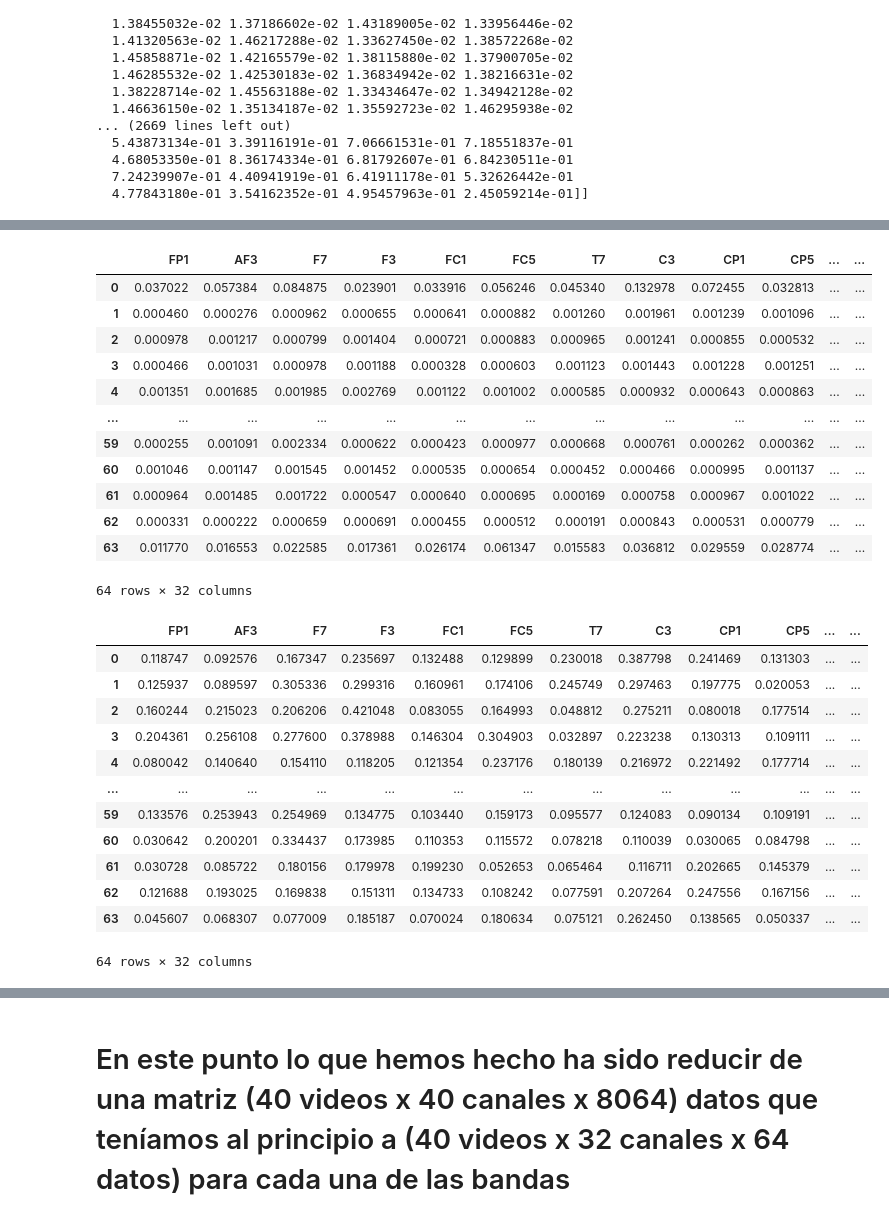
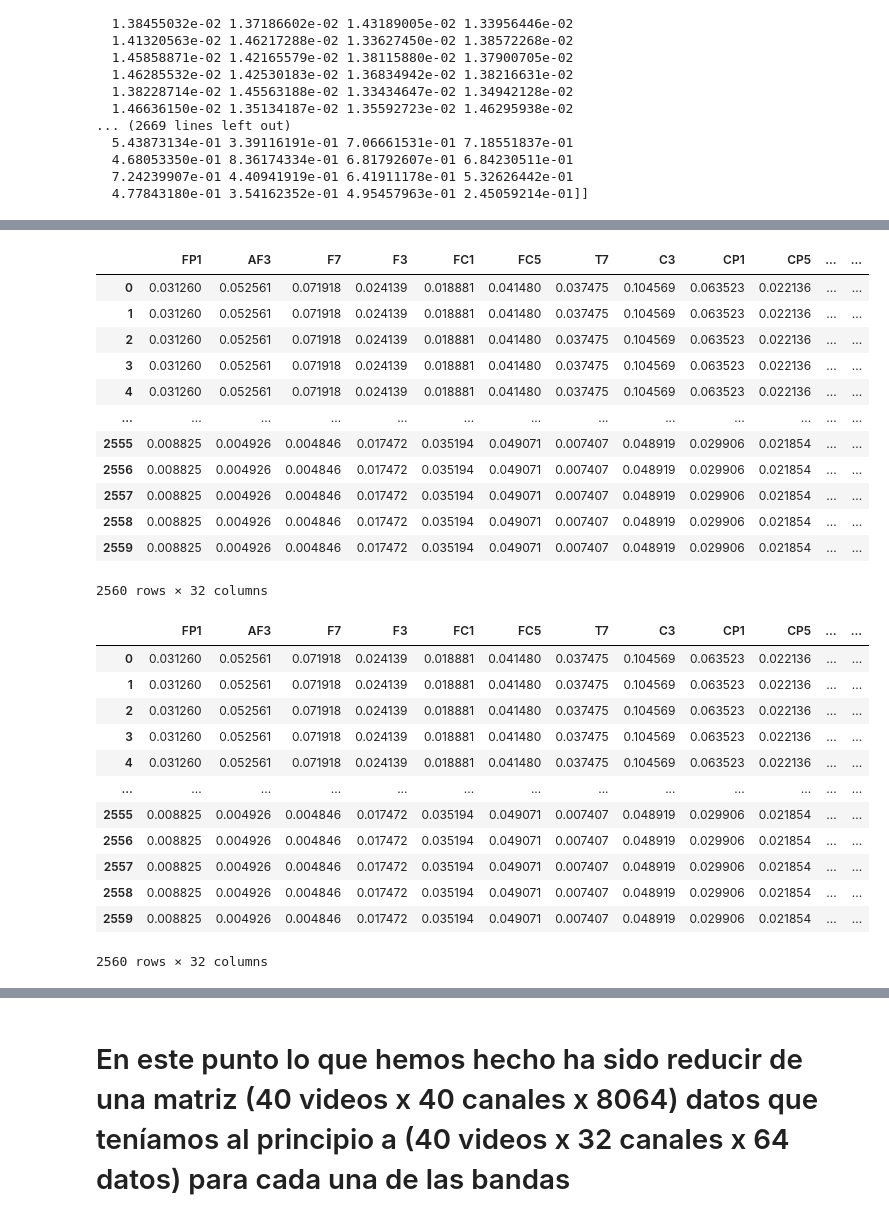
Before and after one commit to imjaimeortiz/TFG_BCI_Emotions_tests, a Jupyter notebook: tests.ipynb, the cells around one changed output, grey strips where cells are left out. Saved outputs shown, nothing was run; the diff lists cells and outputs as text; code cells hidden in the pictures.

```diff
--- a/tests.ipynb
+++ b/tests.ipynb
@@ -265,6 +265,13 @@ df = pd.DataFrame(delta_bands)
 delta_df = df.transpose()
 delta_df.columns = ['FP1','AF3','F7','F3','FC1','FC5','T7','C3','CP1','CP5','P7','P3','Pz','PO3','O1','Oz','O2','PO4','P4','P8','CP6','CP2','C4','T8','FC6','FC2','F4','F8','AF4','Fp2','Fz','Cz']
 delta_df
+
+rows = list()
+for _,row in delta_df.iterrows():
+    rows += [row]*40
+aux_delta = pd.DataFrame(rows).reset_index(drop=True)
+
+aux_delta
 # %% [output]
 |  | FP1 | AF3 | F7 | F3 | FC1 | FC5 | T7 | C3 | CP1 | CP5 | ... | ... |
 | 0 | 0.031260 | 0.052561 | 0.071918 | 0.024139 | 0.018881 | 0.041480 | 0.037475 | 0.104569 | 0.063523 | 0.022136 | ... | ... |
@@ -285,5 +292,12 @@ df = pd.DataFrame(theta_bands)
 theta_df = df.transpose()
 theta_df.columns = ['FP1','AF3','F7','F3','FC1','FC5','T7','C3','CP1','CP5','P7','P3','Pz','PO3','O1','Oz','O2','PO4','P4','P8','CP6','CP2','C4','T8','FC6','FC2','F4','F8','AF4','Fp2','Fz','Cz']
 theta_df
+
+rows = list()
+for _,row in delta_df.iterrows():
+    rows += [row]*40
+aux_theta = pd.DataFrame(rows).reset_index(drop=True)
+
+aux_theta
 # %% [output]
 |  | FP1 | AF3 | F7 | F3 | FC1 | FC5 | T7 | C3 | CP1 | CP5 | ... | ... |
@@ -302,43 +316,57 @@ theta_df
 # %%
 #Bnada alpha
 df = pd.DataFrame(alpha_bands)
 alpha_df = df.transpose()
 alpha_df.columns = ['FP1','AF3','F7','F3','FC1','FC5','T7','C3','CP1','CP5','P7','P3','Pz','PO3','O1','Oz','O2','PO4','P4','P8','CP6','CP2','C4','T8','FC6','FC2','F4','F8','AF4','Fp2','Fz','Cz']
 alpha_df
+
+rows = list()
+for _,row in delta_df.iterrows():
+    rows += [row]*40
+aux_alpha = pd.DataFrame(rows).reset_index(drop=True)
+
+aux_alpha
 # %% [output]
 |  | FP1 | AF3 | F7 | F3 | FC1 | FC5 | T7 | C3 | CP1 | CP5 | ... | ... |
-| 0 | 0.037022 | 0.057384 | 0.084875 | 0.023901 | 0.033916 | 0.056246 | 0.045340 | 0.132978 | 0.072455 | 0.032813 | ... | ... |
-| 1 | 0.000460 | 0.000276 | 0.000962 | 0.000655 | 0.000641 | 0.000882 | 0.001260 | 0.001961 | 0.001239 | 0.001096 | ... | ... |
-| 2 | 0.000978 | 0.001217 | 0.000799 | 0.001404 | 0.000721 | 0.000883 | 0.000965 | 0.001241 | 0.000855 | 0.000532 | ... | ... |
-| 3 | 0.000466 | 0.001031 | 0.000978 | 0.001188 | 0.000328 | 0.000603 | 0.001123 | 0.001443 | 0.001228 | 0.001251 | ... | ... |
-| 4 | 0.001351 | 0.001685 | 0.001985 | 0.002769 | 0.001122 | 0.001002 | 0.000585 | 0.000932 | 0.000643 | 0.000863 | ... | ... |
+| 0 | 0.031260 | 0.052561 | 0.071918 | 0.024139 | 0.018881 | 0.041480 | 0.037475 | 0.104569 | 0.063523 | 0.022136 | ... | ... |
+| 1 | 0.031260 | 0.052561 | 0.071918 | 0.024139 | 0.018881 | 0.041480 | 0.037475 | 0.104569 | 0.063523 | 0.022136 | ... | ... |
+| 2 | 0.031260 | 0.052561 | 0.071918 | 0.024139 | 0.018881 | 0.041480 | 0.037475 | 0.104569 | 0.063523 | 0.022136 | ... | ... |
+| 3 | 0.031260 | 0.052561 | 0.071918 | 0.024139 | 0.018881 | 0.041480 | 0.037475 | 0.104569 | 0.063523 | 0.022136 | ... | ... |
+| 4 | 0.031260 | 0.052561 | 0.071918 | 0.024139 | 0.018881 | 0.041480 | 0.037475 | 0.104569 | 0.063523 | 0.022136 | ... | ... |
 | ... | ... | ... | ... | ... | ... | ... | ... | ... | ... | ... | ... | ... |
-| 59 | 0.000255 | 0.001091 | 0.002334 | 0.000622 | 0.000423 | 0.000977 | 0.000668 | 0.000761 | 0.000262 | 0.000362 | ... | ... |
-| 60 | 0.001046 | 0.001147 | 0.001545 | 0.001452 | 0.000535 | 0.000654 | 0.000452 | 0.000466 | 0.000995 | 0.001137 | ... | ... |
-| 61 | 0.000964 | 0.001485 | 0.001722 | 0.000547 | 0.000640 | 0.000695 | 0.000169 | 0.000758 | 0.000967 | 0.001022 | ... | ... |
-| 62 | 0.000331 | 0.000222 | 0.000659 | 0.000691 | 0.000455 | 0.000512 | 0.000191 | 0.000843 | 0.000531 | 0.000779 | ... | ... |
-| 63 | 0.011770 | 0.016553 | 0.022585 | 0.017361 | 0.026174 | 0.061347 | 0.015583 | 0.036812 | 0.029559 | 0.028774 | ... | ... |
+| 2555 | 0.008825 | 0.004926 | 0.004846 | 0.017472 | 0.035194 | 0.049071 | 0.007407 | 0.048919 | 0.029906 | 0.021854 | ... | ... |
+| 2556 | 0.008825 | 0.004926 | 0.004846 | 0.017472 | 0.035194 | 0.049071 | 0.007407 | 0.048919 | 0.029906 | 0.021854 | ... | ... |
+| 2557 | 0.008825 | 0.004926 | 0.004846 | 0.017472 | 0.035194 | 0.049071 | 0.007407 | 0.048919 | 0.029906 | 0.021854 | ... | ... |
+| 2558 | 0.008825 | 0.004926 | 0.004846 | 0.017472 | 0.035194 | 0.049071 | 0.007407 | 0.048919 | 0.029906 | 0.021854 | ... | ... |
+| 2559 | 0.008825 | 0.004926 | 0.004846 | 0.017472 | 0.035194 | 0.049071 | 0.007407 | 0.048919 | 0.029906 | 0.021854 | ... | ... |
-64 rows × 32 columns
+2560 rows × 32 columns
 # %%
 # Banda beta
 df = pd.DataFrame(beta_bands)
 beta_df = df.transpose()
 beta_df.columns = ['FP1','AF3','F7','F3','FC1','FC5','T7','C3','CP1','CP5','P7','P3','Pz','PO3','O1','Oz','O2','PO4','P4','P8','CP6','CP2','C4','T8','FC6','FC2','F4','F8','AF4','Fp2','Fz','Cz']
 beta_df
+
+rows = list()
+for _,row in delta_df.iterrows():
+    rows += [row]*40
+aux_beta = pd.DataFrame(rows).reset_index(drop=True)
+
+aux_beta
 # %% [output]
 |  | FP1 | AF3 | F7 | F3 | FC1 | FC5 | T7 | C3 | CP1 | CP5 | ... | ... |
-| 0 | 0.118747 | 0.092576 | 0.167347 | 0.235697 | 0.132488 | 0.129899 | 0.230018 | 0.387798 | 0.241469 | 0.131303 | ... | ... |
-| 1 | 0.125937 | 0.089597 | 0.305336 | 0.299316 | 0.160961 | 0.174106 | 0.245749 | 0.297463 | 0.197775 | 0.020053 | ... | ... |
-| 2 | 0.160244 | 0.215023 | 0.206206 | 0.421048 | 0.083055 | 0.164993 | 0.048812 | 0.275211 | 0.080018 | 0.177514 | ... | ... |
-| 3 | 0.204361 | 0.256108 | 0.277600 | 0.378988 | 0.146304 | 0.304903 | 0.032897 | 0.223238 | 0.130313 | 0.109111 | ... | ... |
-| 4 | 0.080042 | 0.140640 | 0.154110 | 0.118205 | 0.121354 | 0.237176 | 0.180139 | 0.216972 | 0.221492 | 0.177714 | ... | ... |
+| 0 | 0.031260 | 0.052561 | 0.071918 | 0.024139 | 0.018881 | 0.041480 | 0.037475 | 0.104569 | 0.063523 | 0.022136 | ... | ... |
+| 1 | 0.031260 | 0.052561 | 0.071918 | 0.024139 | 0.018881 | 0.041480 | 0.037475 | 0.104569 | 0.063523 | 0.022136 | ... | ... |
+| 2 | 0.031260 | 0.052561 | 0.071918 | 0.024139 | 0.018881 | 0.041480 | 0.037475 | 0.104569 | 0.063523 | 0.022136 | ... | ... |
+| 3 | 0.031260 | 0.052561 | 0.071918 | 0.024139 | 0.018881 | 0.041480 | 0.037475 | 0.104569 | 0.063523 | 0.022136 | ... | ... |
+| 4 | 0.031260 | 0.052561 | 0.071918 | 0.024139 | 0.018881 | 0.041480 | 0.037475 | 0.104569 | 0.063523 | 0.022136 | ... | ... |
 | ... | ... | ... | ... | ... | ... | ... | ... | ... | ... | ... | ... | ... |
-| 59 | 0.133576 | 0.253943 | 0.254969 | 0.134775 | 0.103440 | 0.159173 | 0.095577 | 0.124083 | 0.090134 | 0.109191 | ... | ... |
-| 60 | 0.030642 | 0.200201 | 0.334437 | 0.173985 | 0.110353 | 0.115572 | 0.078218 | 0.110039 | 0.030065 | 0.084798 | ... | ... |
-| 61 | 0.030728 | 0.085722 | 0.180156 | 0.179978 | 0.199230 | 0.052653 | 0.065464 | 0.116711 | 0.202665 | 0.145379 | ... | ... |
-| 62 | 0.121688 | 0.193025 | 0.169838 | 0.151311 | 0.134733 | 0.108242 | 0.077591 | 0.207264 | 0.247556 | 0.167156 | ... | ... |
-| 63 | 0.045607 | 0.068307 | 0.077009 | 0.185187 | 0.070024 | 0.180634 | 0.075121 | 0.262450 | 0.138565 | 0.050337 | ... | ... |
+| 2555 | 0.008825 | 0.004926 | 0.004846 | 0.017472 | 0.035194 | 0.049071 | 0.007407 | 0.048919 | 0.029906 | 0.021854 | ... | ... |
+| 2556 | 0.008825 | 0.004926 | 0.004846 | 0.017472 | 0.035194 | 0.049071 | 0.007407 | 0.048919 | 0.029906 | 0.021854 | ... | ... |
+| 2557 | 0.008825 | 0.004926 | 0.004846 | 0.017472 | 0.035194 | 0.049071 | 0.007407 | 0.048919 | 0.029906 | 0.021854 | ... | ... |
+| 2558 | 0.008825 | 0.004926 | 0.004846 | 0.017472 | 0.035194 | 0.049071 | 0.007407 | 0.048919 | 0.029906 | 0.021854 | ... | ... |
+| 2559 | 0.008825 | 0.004926 | 0.004846 | 0.017472 | 0.035194 | 0.049071 | 0.007407 | 0.048919 | 0.029906 | 0.021854 | ... | ... |
-64 rows × 32 columns
+2560 rows × 32 columns
 # %%
 # Banda gamma
 df = pd.DataFrame(gamma_bands)
```
Also changed, not shown: parts of 8 cells of this notebook.
